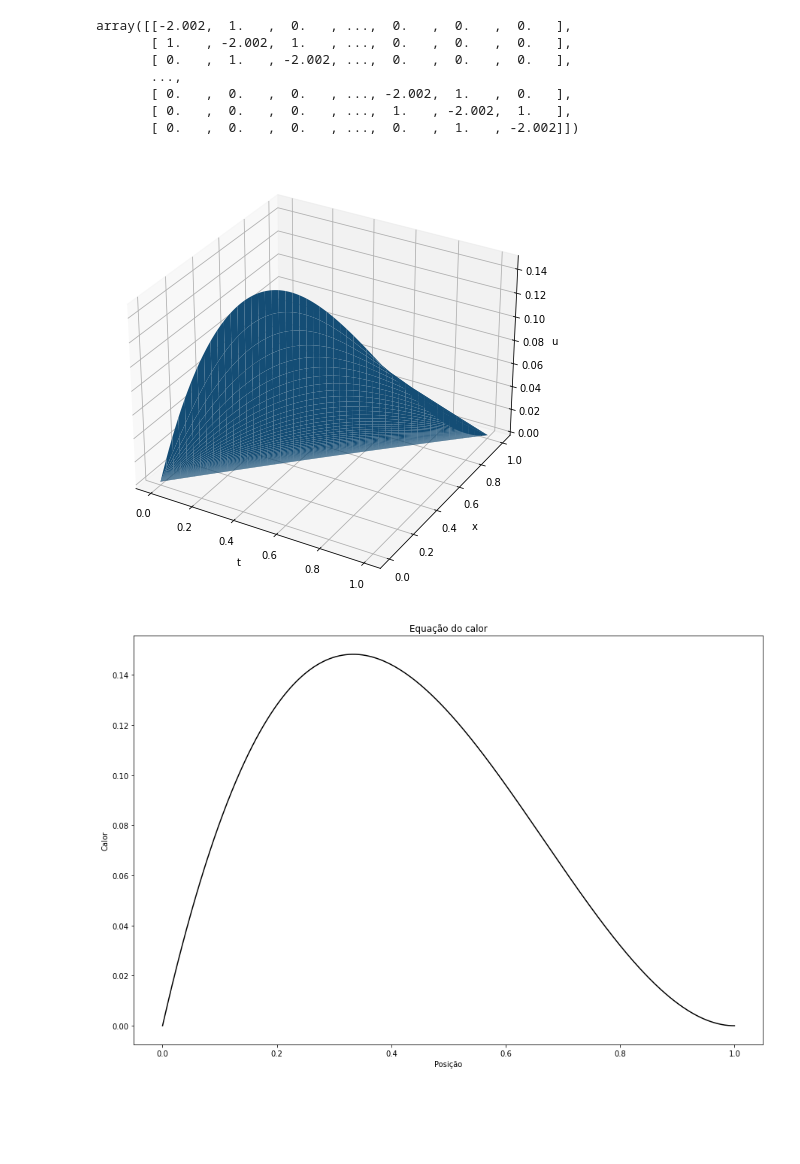
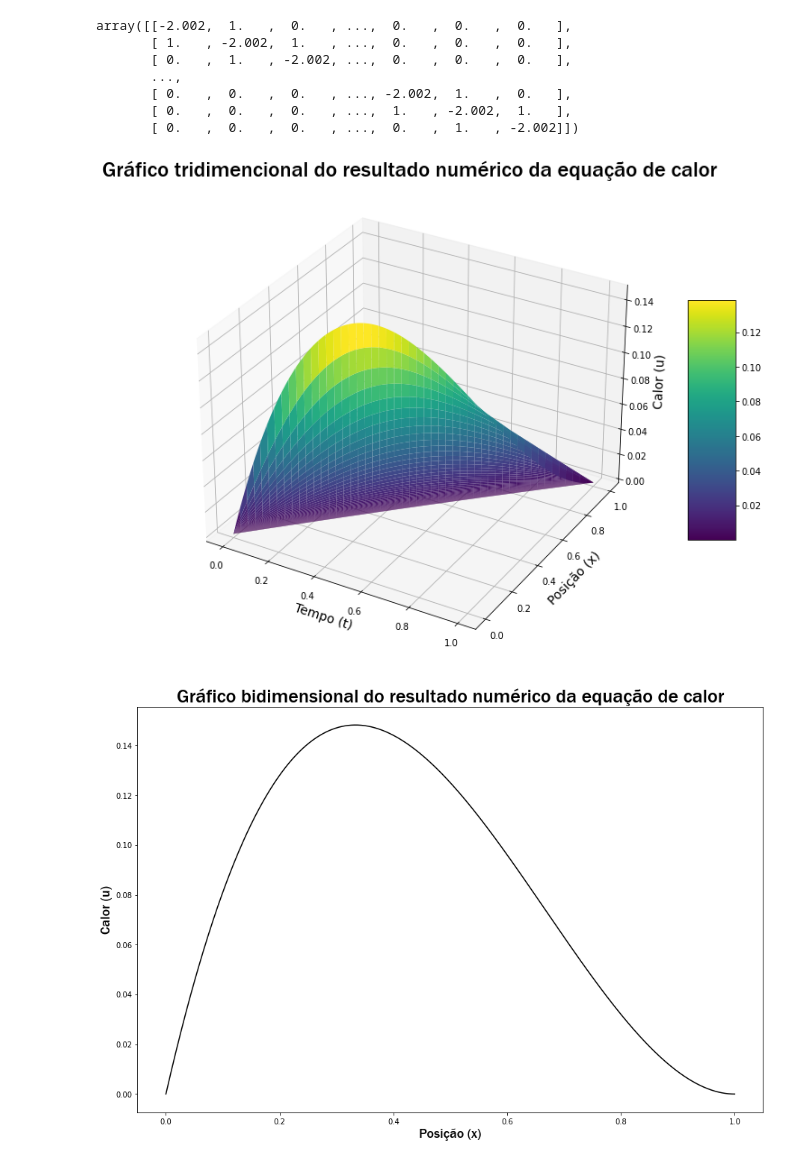
Before and after one commit to benetao/trabalho_analise_numerica, a Jupyter notebook: Metodo_das_Diferencas_Finitas.ipynb, the cells around one changed output. Cells and saved outputs as stored; diff of their text form; code cells hidden in the pictures; blank space fills up the shorter version.

Commit message:
graphs

```diff
--- a/Metodo_das_Diferencas_Finitas.ipynb
+++ b/Metodo_das_Diferencas_Finitas.ipynb
@@ -109,35 +110,44 @@ array([[-2.002,  1.   ,  0.   , ...,  0.   ,  0.   ,  0.   ],
        [ 0.   ,  0.   ,  0.   , ...,  0.   ,  1.   , -2.002]])
 # %%
 # Criar a figura e os eixos 3D
-fig = plt.figure(figsize = (15, 8))
+fig = plt.figure(figsize=(12, 8))
 ax = fig.add_subplot(111, projection='3d')
 
 # Plotar o gráfico 3D
-ax.plot_surface(t, x, U)
+surf = ax.plot_surface(t, x, U, cmap='viridis', edgecolor='none')
 
 # Definir rótulos dos eixos
-ax.set_xlabel('t')
-ax.set_ylabel('x')
-ax.set_zlabel('u')
+ax.set_xlabel('Tempo (t)', fontsize=14)
+ax.set_ylabel('Posição (x)', fontsize=14)
+ax.set_zlabel('Calor (u)', fontsize=14)
 
+# Definir título do gráfico
+ax.set_title('Gráfico tridimencional do resultado numérico da equação de calor',fontname='Franklin Gothic Medium', fontsize=24)
+
+# Adicionar uma barra de cores
+fig.colorbar(surf, shrink=0.5, aspect=5)
+
+# Ajustar o layout
+plt.tight_layout()
+plt.savefig('grafico_3d_calor.png')
 # Mostrar o gráfico
 plt.show()
 # %% [output]
-[figure, old version]
+[figure, new version]
 # %%
 fig = plt.figure(figsize = (15, 10))
 
 plt.plot(t, U[0], c = 'black')
-plt.xlabel('Posição')
-plt.ylabel('Calor')
+plt.xlabel('Posição (x)', fontname='Franklin Gothic Medium', fontsize=18)
+plt.ylabel('Calor (u)', fontname='Franklin Gothic Medium', fontsize=18)
 
-plt.title('Equação do calor')
+plt.title('Gráfico bidimensional do resultado numérico da equação de calor', fontname='Franklin Gothic Medium', fontsize=26)
 
 #plt.savefig('Eficácia da Rede Neural.png', dpi = 300)
-
+plt.savefig('grafico_2d_calor.png')
 plt.show()
 # %% [output]
-[figure, old version]
+[figure, new version]
 # %%
 def adveccao_inicial(x):
     return x*(1-x)
```
Also changed, not shown: parts of 5 cells of this notebook, 5 other files.
